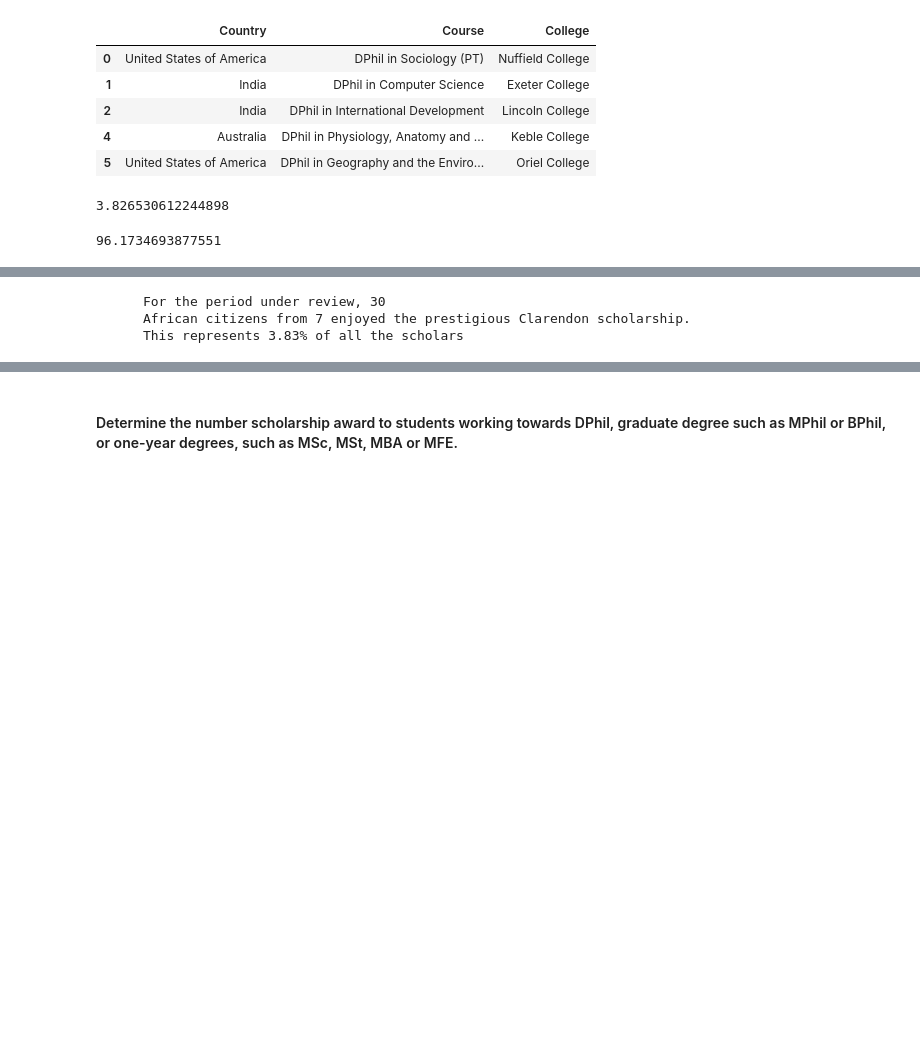
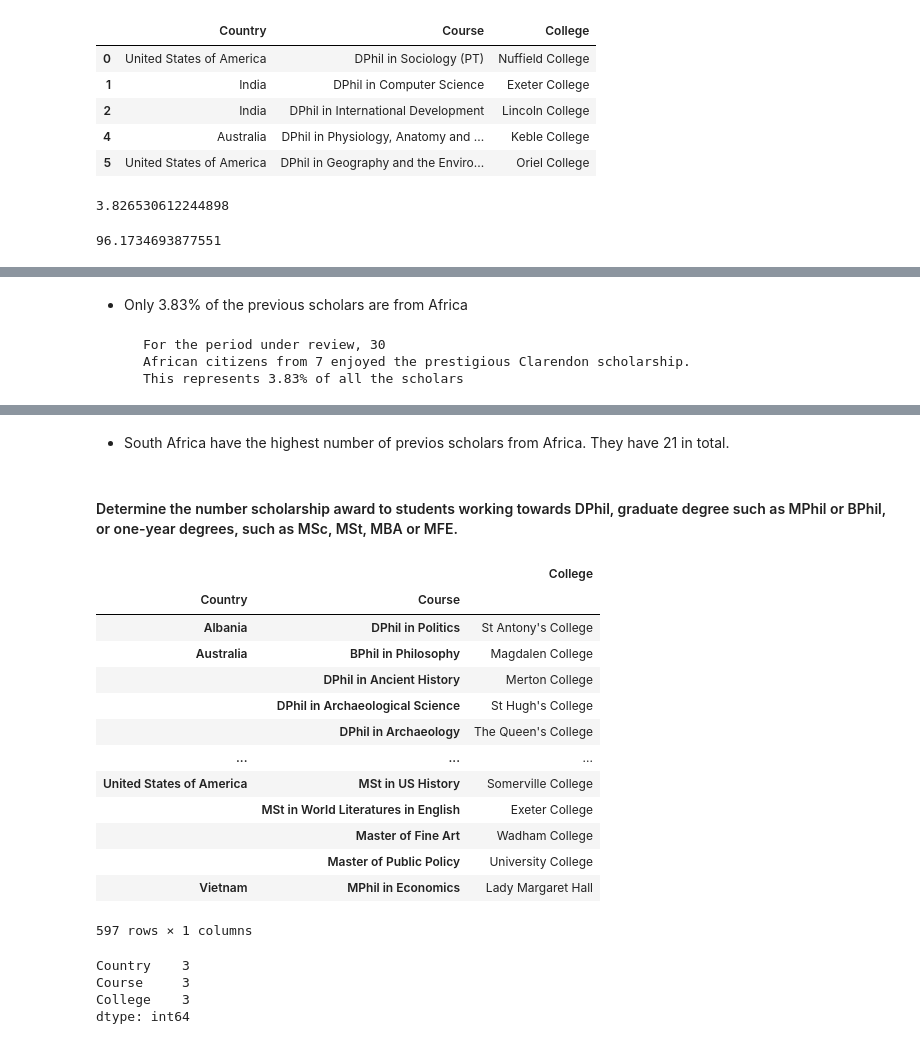
Before and after one commit to decorouz/GettingData-Projects, a Jupyter notebook: Clarendon Scholars.ipynb, the cells around one changed output, grey strips where cells are left out. Cells and saved outputs as stored; diff of their text form; code cells hidden in the pictures; blank space fills up the shorter version.

```diff
--- a/Clarendon Scholars.ipynb
+++ b/Clarendon Scholars.ipynb
@@ -114,9 +167,8 @@ scholar_data = pd.read_excel("data/clarendon-scholars.xlsx")
 # %%
-#@title Correct spelling mistakes, and replace United State of America with USA
+#@title Correct spelling mistakes, correct instances of repeated countries, repace \xa0 with None
 scholar_data["Country"] = scholar_data["Country"]\
 .str.replace("UnitedStatesofAmerica", "United States of America")\
 .str.replace("England", "United Kingdom")\
+.str.replace("Korea, Republic of (South)", "South Korea")\
 .str.replace("United Kingdon", "United Kingdom")\
-.str.replace("\xa0", "")\
-.str.replace("Russia (Russian Federation)", "Russia", regex= True)
-scholar_data.info()
+.str.replace("\xa0", "Missing")
@@ -135,0 +175,14 @@ scholar_by_country = scholar_data["Country"].value_counts()[:10]
+# %%
+def replace_duplicate(x):
+    if(x == "Hong Kong (SAR)"):
+        return "Hong Kong"
+    elif (x == "Russia (Russian Federation)"):
+        return "Russia"
+    elif (x == "Korea, Republic of (South)"):
+        return "South Korea"
+    else:
+        return x
+# %%
+
+scholar_data["Country"] =  scholar_data["Country"].apply(replace_duplicate)
+len(scholar_data["Country"].unique())
@@ -240,6 +288,8 @@ fig = go.Figure(data=[go.Pie(labels=labels, values=values)])
 fig.show()
 # %% [output]
 [interactive output not drawn]
+# %% [markdown]
+* Only 3.83% of the previous scholars are from Africa
 # %%
 # Number of African scholars
 
@@ -259,5 +309,32 @@ by_country = afri_scholars["Country"].value_counts()
 create_barchart(by_country, "African Countries", "Clarendon Scholars: African Scholars By country")
 # %% [output]
 [interactive output not drawn]
+# %% [markdown]
+* South Africa have the highest number of previos scholars from Africa. They have 21 in total.
 # %% [markdown]
 #### Determine the number scholarship award to students working towards DPhil, graduate degree such as MPhil or BPhil, or one-year degrees, such as MSc, MSt, MBA or MFE.
+# %%
+d6 = scholar_data.groupby(["Country","Course"])
+d6.first()
+# %% [output]
+|  |  | College |
+| Country | Course |  |
+| Albania | DPhil in Politics | St Antony's College |
+| Australia | BPhil in Philosophy | Magdalen College |
+|  | DPhil in Ancient History | Merton College |
+|  | DPhil in Archaeological Science | St Hugh's College |
+|  | DPhil in Archaeology | The Queen's College |
+| ... | ... | ... |
+| United States of America | MSt in US History | Somerville College |
+|  | MSt in World Literatures in English | Exeter College |
+|  | Master of Fine Art | Wadham College |
+|  | Master of Public Policy | University College |
+| Vietnam | MPhil in Economics | Lady Margaret Hall |
+597 rows × 1 columns
+# %%
+d6.get_group("BPhil in Philosophy").count()
+# %% [output]
+Country    3
+Course     3
+College    3
+dtype: int64
```
Also changed, not shown: parts of 30 cells of this notebook, 1 other file.
